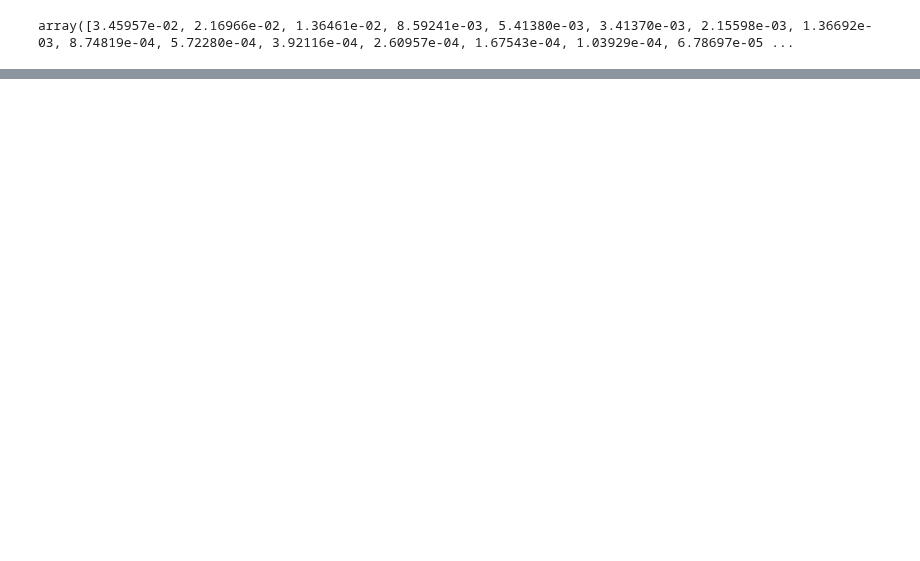
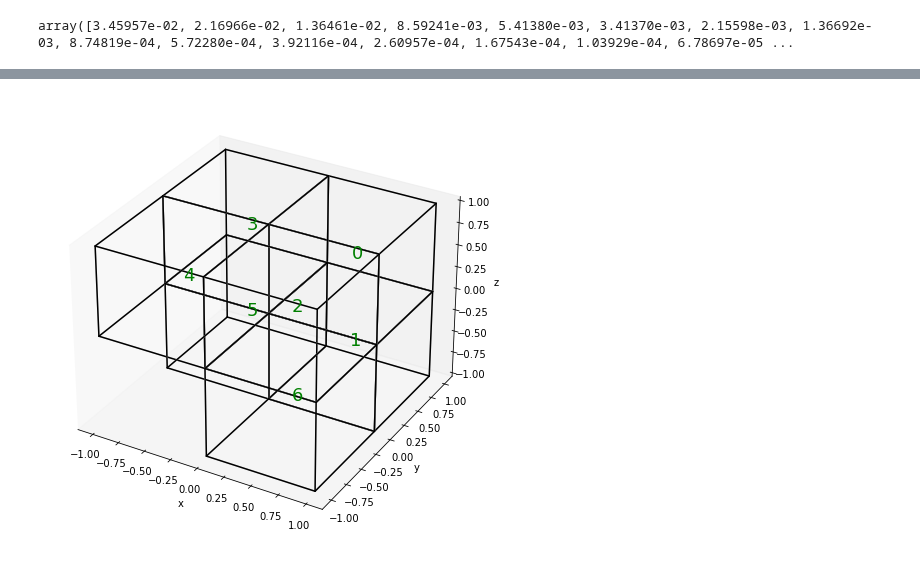
Before and after one commit to c-f-h/pyiga, a Jupyter notebook: notebooks/Test.ipynb, the cells around one changed output, grey strips where cells are left out. Saved outputs shown, nothing was run; the diff lists cells and outputs as text; code cells hidden in the pictures; blank space fills up the shorter version.

```diff
--- a/notebooks/Test.ipynb
+++ b/notebooks/Test.ipynb
@@ -951,0 +996,12 @@ plt.show()
+# %%
+# geos=[geometry.unit_cube()]
+# kvs=(3*(bspline.make_knots(2,0,1,4),),)
+# patches=[(k,g) for k,g in zip(kvs,geos)]
+# M=PatchMesh3D(patches)
+# M.split_patch(0);
+#M.draw(knots=False, patch_idx=True)
+M=Fichera(2,1)
+# %%
+M.draw(patch_idx=True)
+# %% [output]
+[figure, added]
```
Also changed, not shown: parts of 26 cells of this notebook.
